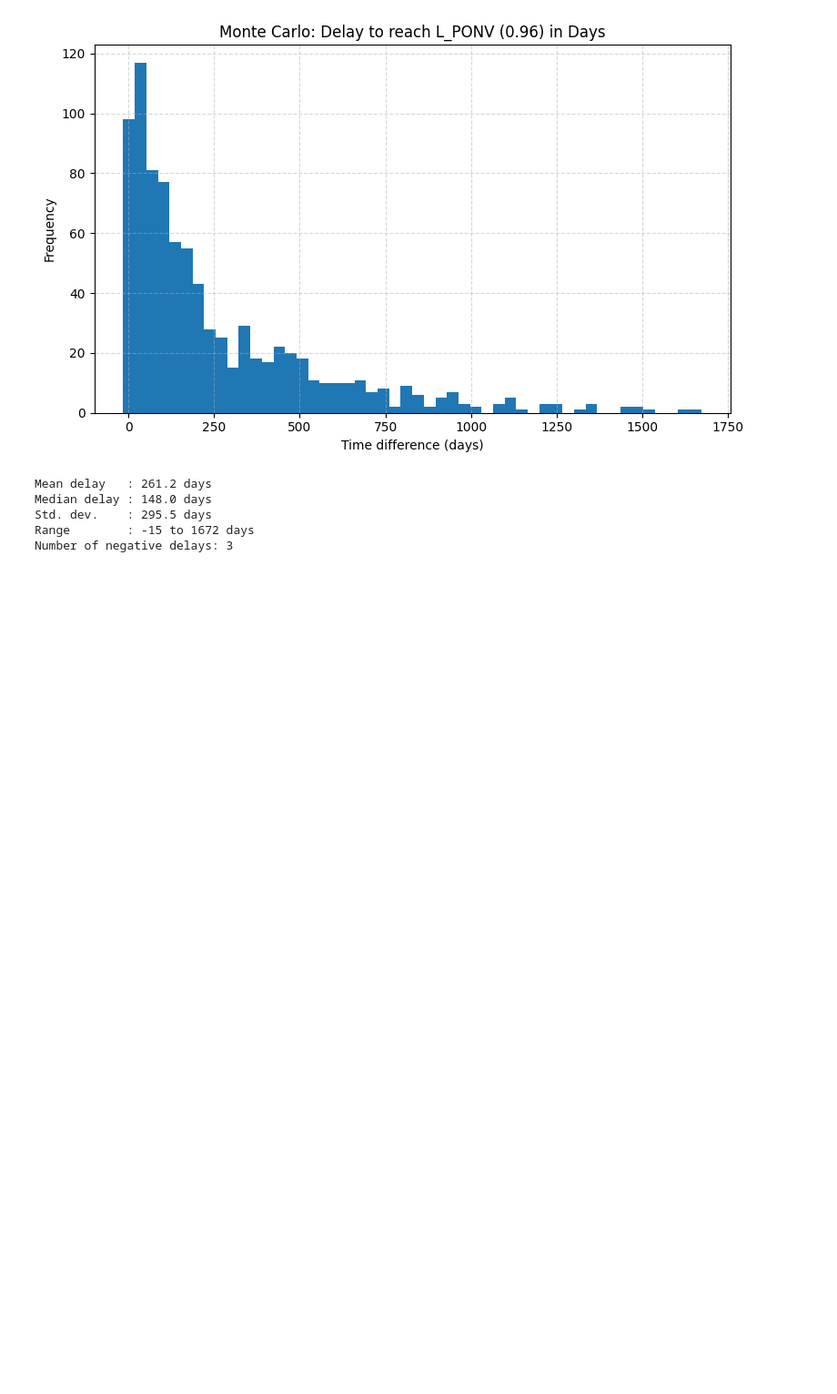
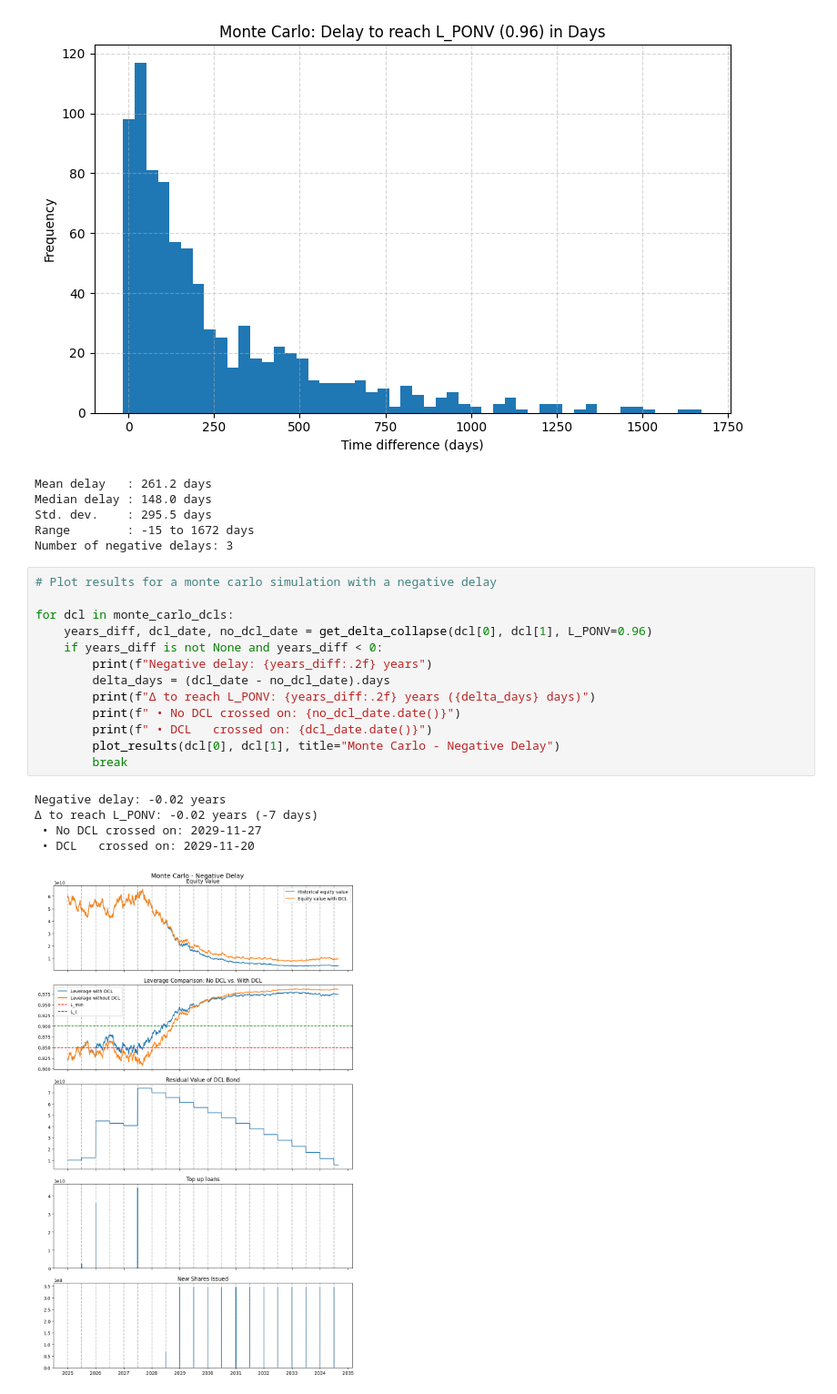
Before and after one commit to steinarb1234/DCL_coco_bond, a Jupyter notebook: simulations.ipynb, the cells around one changed output. Shown at 91% size. Cells and saved outputs as stored; diff of their text form; blank space fills up the shorter version.

Commit message:
Rerun of Monte Carlo

```diff
--- a/simulations.ipynb
+++ b/simulations.ipynb
@@ -1033,3 +1051,22 @@ Median delay : 148.0 days
 Std. dev.    : 295.5 days
 Range        : -15 to 1672 days
 Number of negative delays: 3
+# %%
+# Plot results for a monte carlo simulation with a negative delay
+
+for dcl in monte_carlo_dcls:
+    years_diff, dcl_date, no_dcl_date = get_delta_collapse(dcl[0], dcl[1], L_PONV=0.96)
+    if years_diff is not None and years_diff < 0:
+        print(f"Negative delay: {years_diff:.2f} years")
+        delta_days = (dcl_date - no_dcl_date).days
+        print(f"Δ to reach L_PONV: {years_diff:.2f} years ({delta_days} days)")
+        print(f" • No DCL crossed on: {no_dcl_date.date()}")
+        print(f" • DCL   crossed on: {dcl_date.date()}")
+        plot_results(dcl[0], dcl[1], title="Monte Carlo - Negative Delay")
+        break
+# %% [output]
+Negative delay: -0.02 years
+Δ to reach L_PONV: -0.02 years (-7 days)
+ • No DCL crossed on: 2029-11-27
+ • DCL   crossed on: 2029-11-20
+[figure, added]
```
Also changed, not shown: parts of 3 cells of this notebook, 27 other files.
